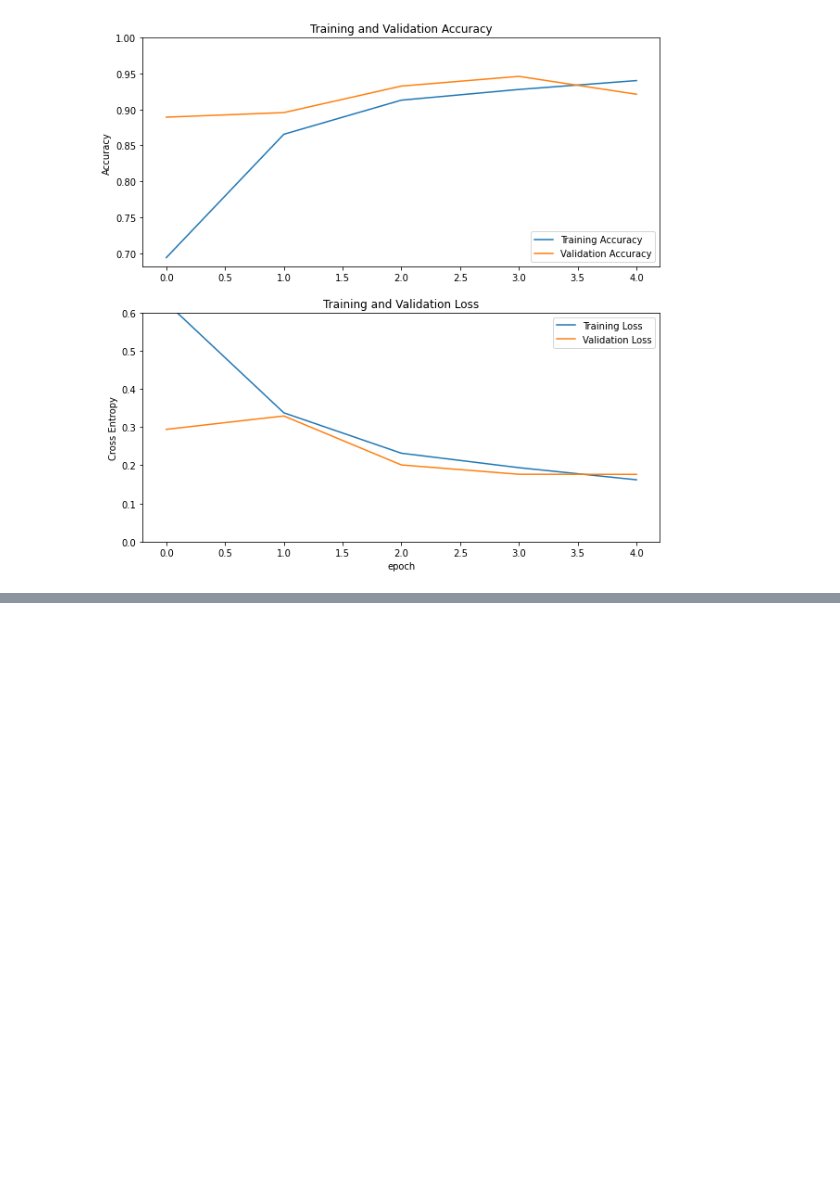
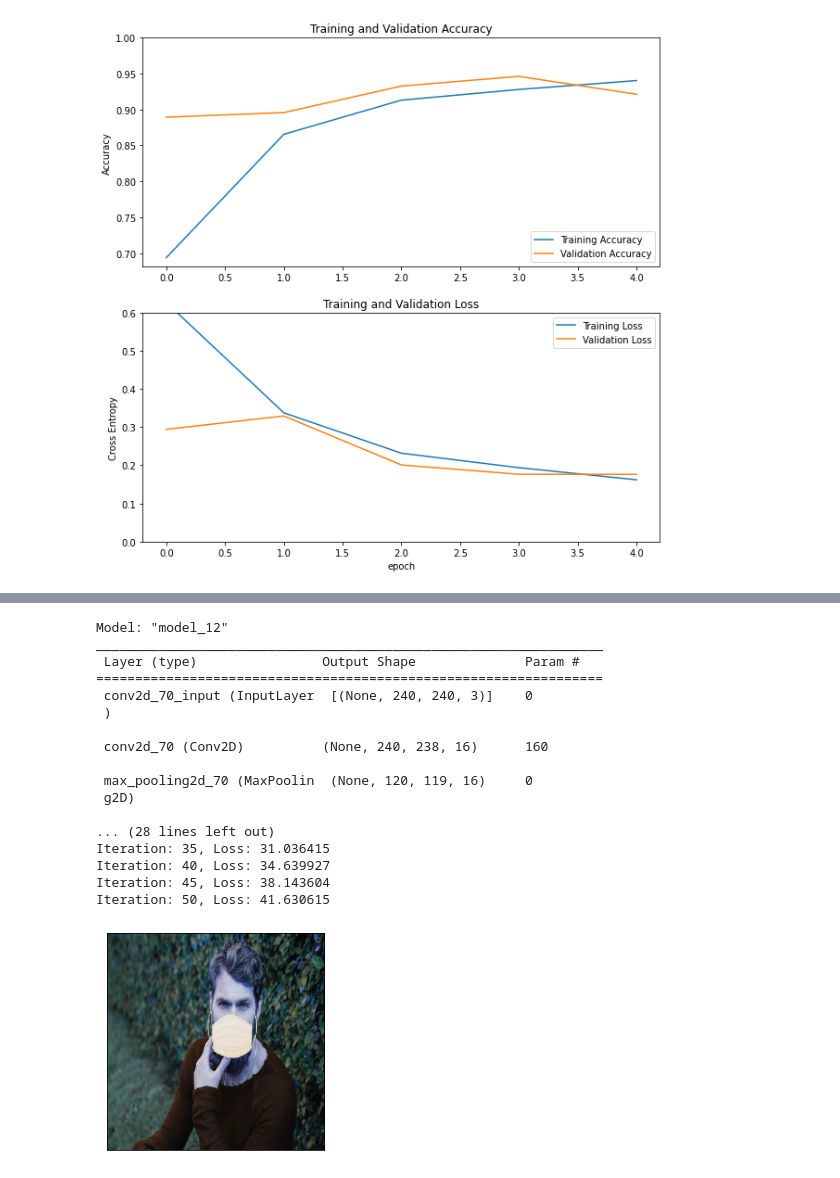
Before and after one commit to meowster99/comp-vision-py, a Jupyter notebook: computer-vision.ipynb, the cells around one changed output, grey strips where cells are left out. Drawn from its saved outputs; the diff is of its cells as text; code cells hidden in the pictures; blank space fills up the shorter version.

```diff
--- a/computer-vision.ipynb
+++ b/computer-vision.ipynb
@@ -812,3 +826,20 @@ Epoch 5/5
 plot_results()
 # %% [output]
 [figure]
+# %%
+class myCallback(tf.keras.callbacks.Callback):
+    def on_epoch_end(self, epoch, logs={}):
+        if(logs.get('acc')>0.999):
+            print("\nReached 99.9% accuracy, cancelling training!")
+            self.model.stop_training = True
+# %%
+callback = myCallback()
+
+history = model_kernel.fit(
+      train_generator,
+      steps_per_epoch=train_generator.samples // batch_size,
+      validation_data = validation_generator,
+      validation_steps = validation_generator.samples // batch_size,
+      epochs=10,
+      callbacks = [callback],
+      verbose=1)
@@ -814,0 +909,24 @@ plot_results()
+# %%
+get_submodel('conv2d_74', model_kernel).summary()
+
+layer_name = 'conv2d_74'
+visualise_filter(layer_name, model_name = model_kernel, iters = 50)
+# %% [output]
+Model: "model_12"
+_________________________________________________________________
+ Layer (type)                Output Shape              Param #
+=================================================================
+ conv2d_70_input (InputLayer  [(None, 240, 240, 3)]    0
+ )
+
+ conv2d_70 (Conv2D)          (None, 240, 238, 16)      160
+
+ max_pooling2d_70 (MaxPoolin  (None, 120, 119, 16)     0
+ g2D)
+
+... (28 lines left out)
+Iteration: 35, Loss: 31.036415
+Iteration: 40, Loss: 34.639927
+Iteration: 45, Loss: 38.143604
+Iteration: 50, Loss: 41.630615
+[figure, added]
```
Also changed, not shown: parts of 13 cells of this notebook, 2 other files.
